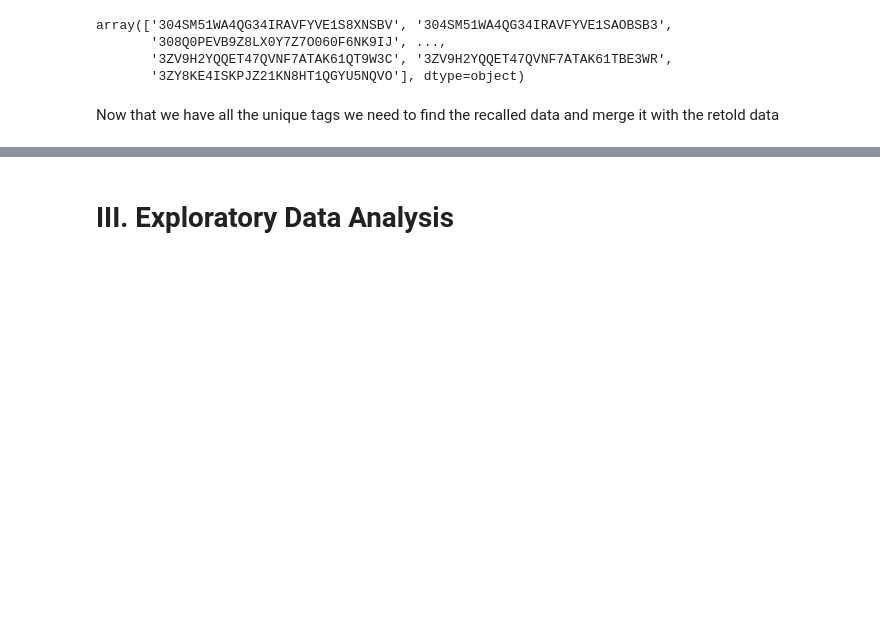
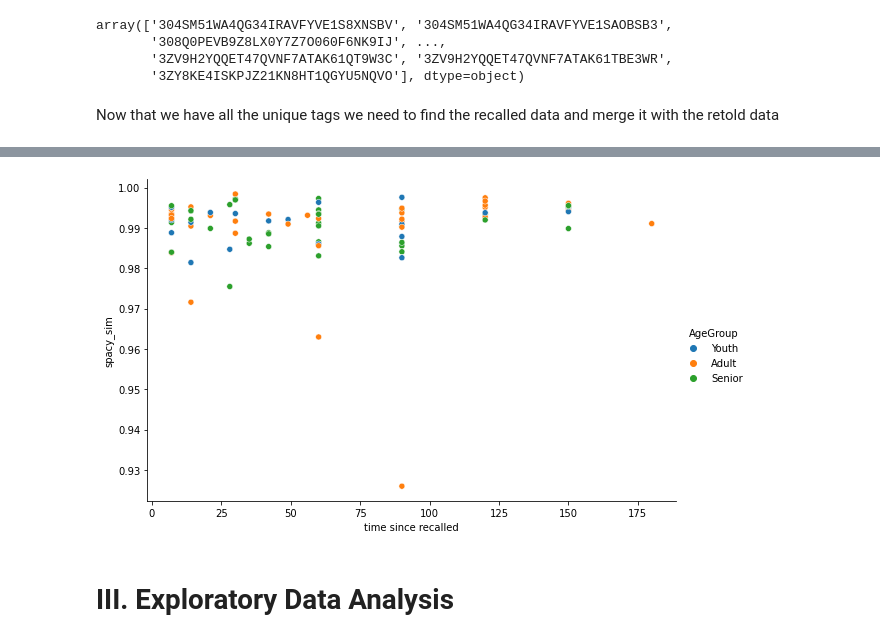
Before and after one commit to dbyers15/EmotionAndMemory, a Jupyter notebook: WorkingNotebook.ipynb, the cells around one changed output, grey strips where cells are left out. Drawn from its saved outputs; the diff is of its cells as text; code cells hidden in the pictures; blank space fills up the shorter version.

```diff
--- a/WorkingNotebook.ipynb
+++ b/WorkingNotebook.ipynb
@@ -391,3 +388,10 @@ didItWork
+# %%
+_ages = ['Youth', 'Adult', 'Senior']
+# %%
+seaborn.relplot(data=test, x='time since recalled', y='spacy_sim', hue='AgeGroup', hue_order=_ages, aspect=1.61)
+plt.show()
+# %% [output]
+[figure, added]
 # %% [markdown]
 # III. Exploratory Data Analysis
 # %% [markdown]
```
Also changed, not shown: parts of 42 cells of this notebook.
